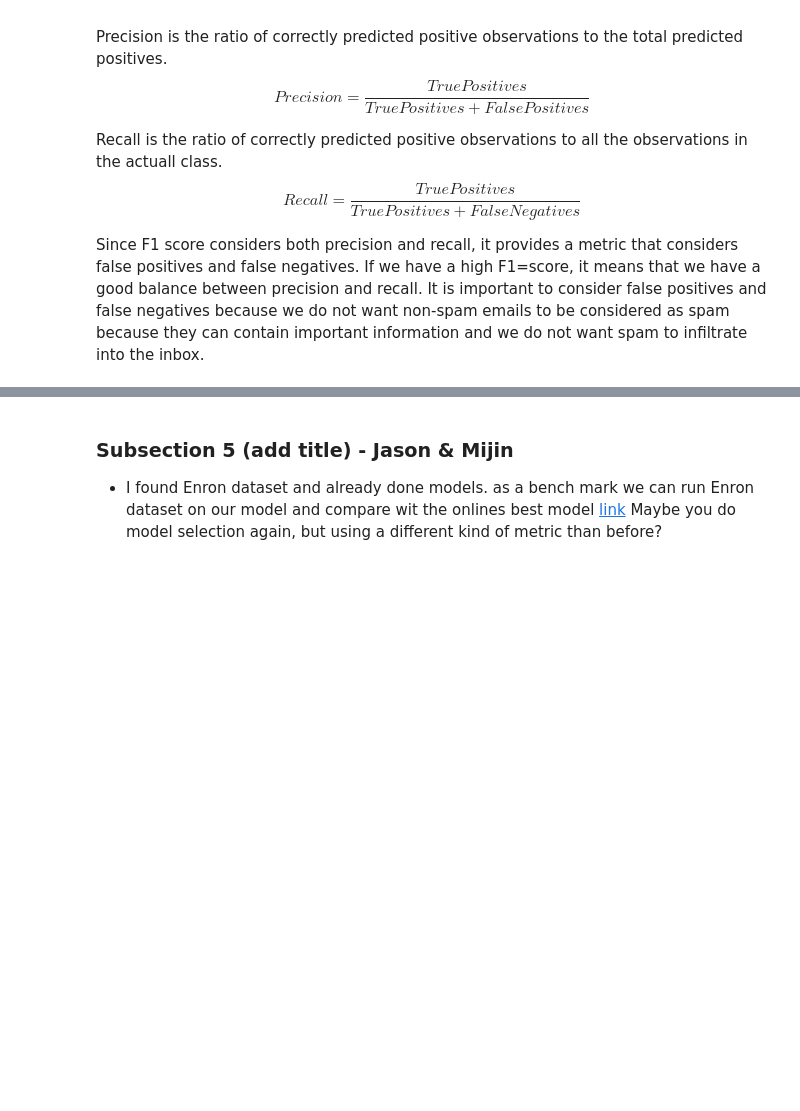
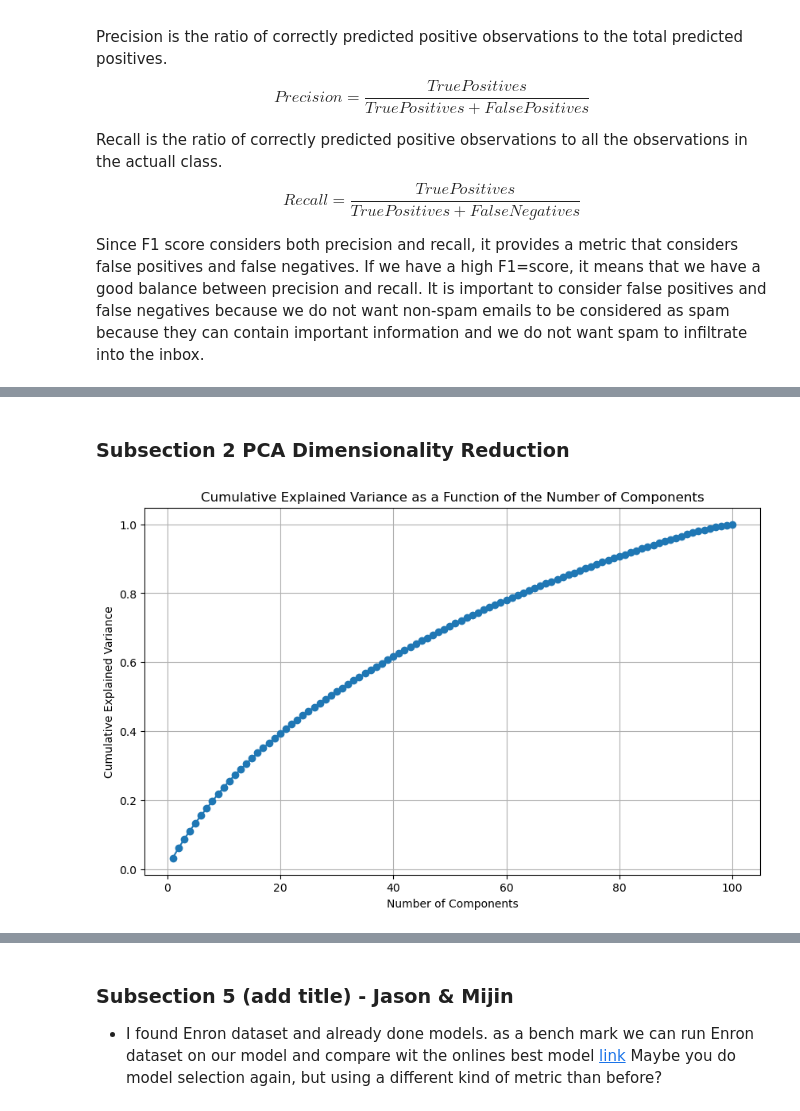
Before and after one commit to bonzonwin/UnsupervisedML_FinalProj, a Jupyter notebook: FinalProject_groupXXX.ipynb, the cells around one changed output, grey strips where cells are left out. Saved outputs shown, nothing was run; the diff lists cells and outputs as text; code cells hidden in the pictures; blank space fills up the shorter version.

```diff
--- a/FinalProject_groupXXX.ipynb
+++ b/FinalProject_groupXXX.ipynb
@@ -121,0 +127,19 @@ Perhaps some exploration of the model selection (hyper-parameters) or algorithm
+# %%
+#Need to reduce the number of features from 3000 to 100, too many features to run for PCA+GMM
+X = data['Message']
+y = data['label']
+
+#The model we will need to evaluate in train, test, validation set.
+# X_train, X_test, y_train, y_test = train_test_split(X, y, test_size=0.2, random_state=42)
+
+tfidf_vectorizer = TfidfVectorizer(max_features=100)
+X_tfidf = tfidf_vectorizer.fit_transform(X)
+# X_train_tfidf = tfidf_vectorizer.fit_transform(X_train)
+# X_test_tfidf = tfidf_vectorizer.transform(X_test)
+
+feature_names = tfidf_vectorizer.get_feature_names_out()
+
+tfidf_df = pd.DataFrame(X_tfidf.toarray(), columns=feature_names)
+
+# Display the first few rows of the DataFrame
+tfidf_df
@@ -121,0 +160,17 @@ Perhaps some exploration of the model selection (hyper-parameters) or algorithm
+# %% [markdown]
+### Subsection 2 PCA Dimensionality Reduction
+# %%
+pca = PCA().fit(X_tfidf.toarray())
+
+# Calculate cumulative explained variance ratio
+cumulative_variance = pca.explained_variance_ratio_.cumsum()
+
+# Plot the elbow chart
+plt.figure(figsize=(10, 6))
+plt.plot(range(1, len(cumulative_variance) + 1), cumulative_variance, marker='o', linestyle='-')
+plt.title('Cumulative Explained Variance as a Function of the Number of Components')
+plt.xlabel('Number of Components')
+plt.ylabel('Cumulative Explained Variance')
+plt.grid(True)
+# %% [output]
+[figure, added]
```
Also changed, not shown: parts of 19 cells of this notebook, 8 other files.
